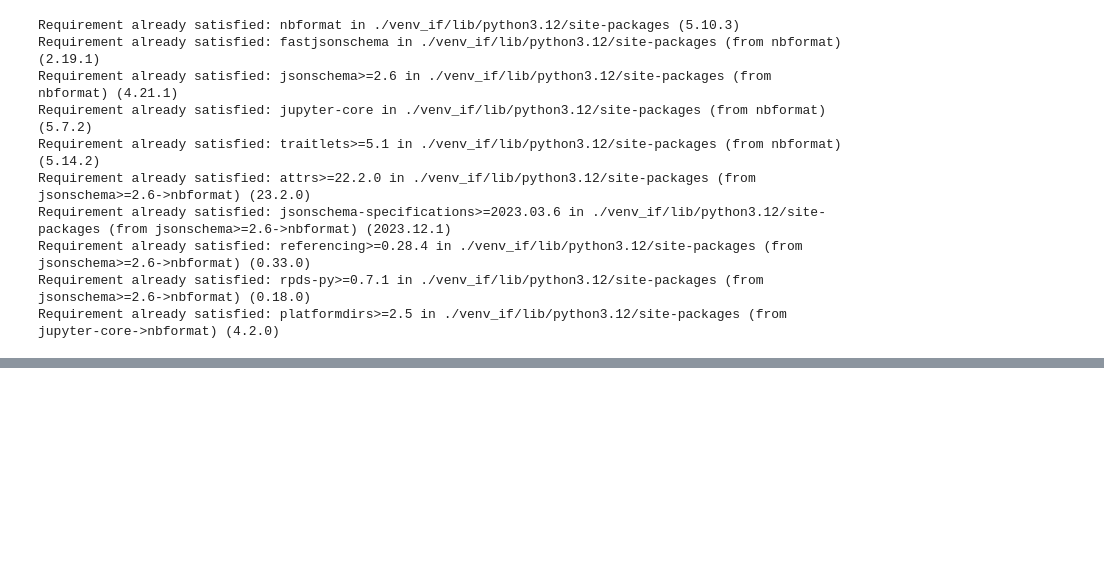
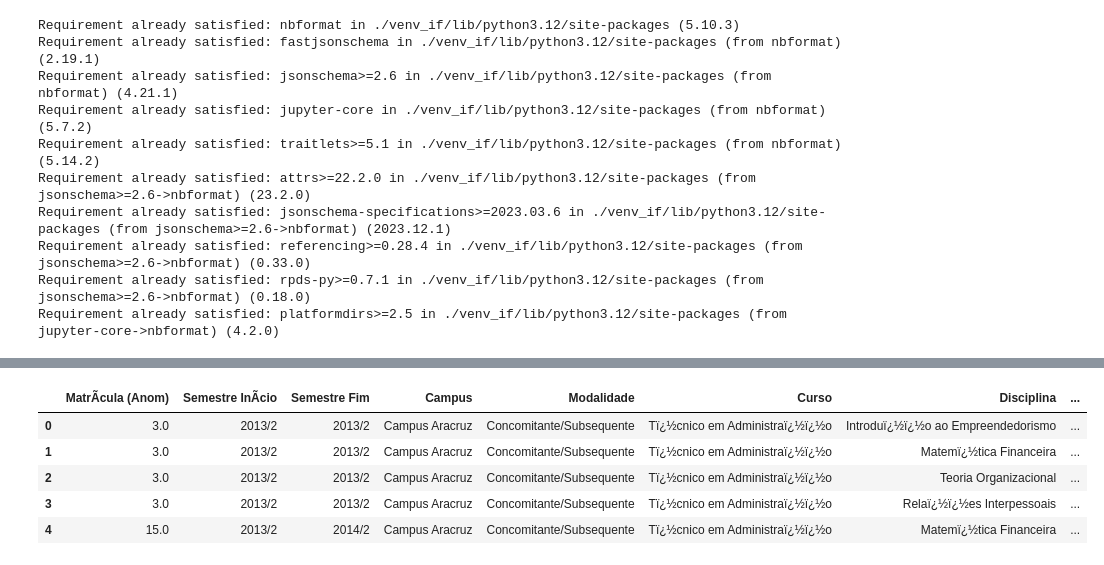
Before and after one commit to daianekr/dashboard_tr_if_1, a Jupyter notebook: filtragem.ipynb, the cells around one changed output, grey strips where cells are left out. Cells and saved outputs as stored; diff of their text form; code cells hidden in the pictures; blank space fills up the shorter version.

```diff
--- a/filtragem.ipynb
+++ b/filtragem.ipynb
@@ -104,0 +138,10 @@ Requirement already satisfied: platformdirs>=2.5 in ./venv_if/lib/python3.12/sit
+# %%
+dataset = pd.read_csv('data/Reprovacoes.csv', sep=';', encoding='cp1252')
+dataset.head()
+# %% [output]
+|  | MatrÃ­cula (Anom) | Semestre InÃ­cio | Semestre Fim | Campus | Modalidade | Curso | Disciplina | ... |
+| 0 | 3.0 | 2013/2 | 2013/2 | Campus Aracruz | Concomitante/Subsequente | Tï¿½cnico em Administraï¿½ï¿½o | Introduï¿½ï¿½o ao Empreendedorismo | ... |
+| 1 | 3.0 | 2013/2 | 2013/2 | Campus Aracruz | Concomitante/Subsequente | Tï¿½cnico em Administraï¿½ï¿½o | Matemï¿½tica Financeira | ... |
+| 2 | 3.0 | 2013/2 | 2013/2 | Campus Aracruz | Concomitante/Subsequente | Tï¿½cnico em Administraï¿½ï¿½o | Teoria Organizacional | ... |
+| 3 | 3.0 | 2013/2 | 2013/2 | Campus Aracruz | Concomitante/Subsequente | Tï¿½cnico em Administraï¿½ï¿½o | Relaï¿½ï¿½es Interpessoais | ... |
+| 4 | 15.0 | 2013/2 | 2014/2 | Campus Aracruz | Concomitante/Subsequente | Tï¿½cnico em Administraï¿½ï¿½o | Matemï¿½tica Financeira | ... |
```
Also changed, not shown: parts of 1 cell of this notebook, 37 other files.
